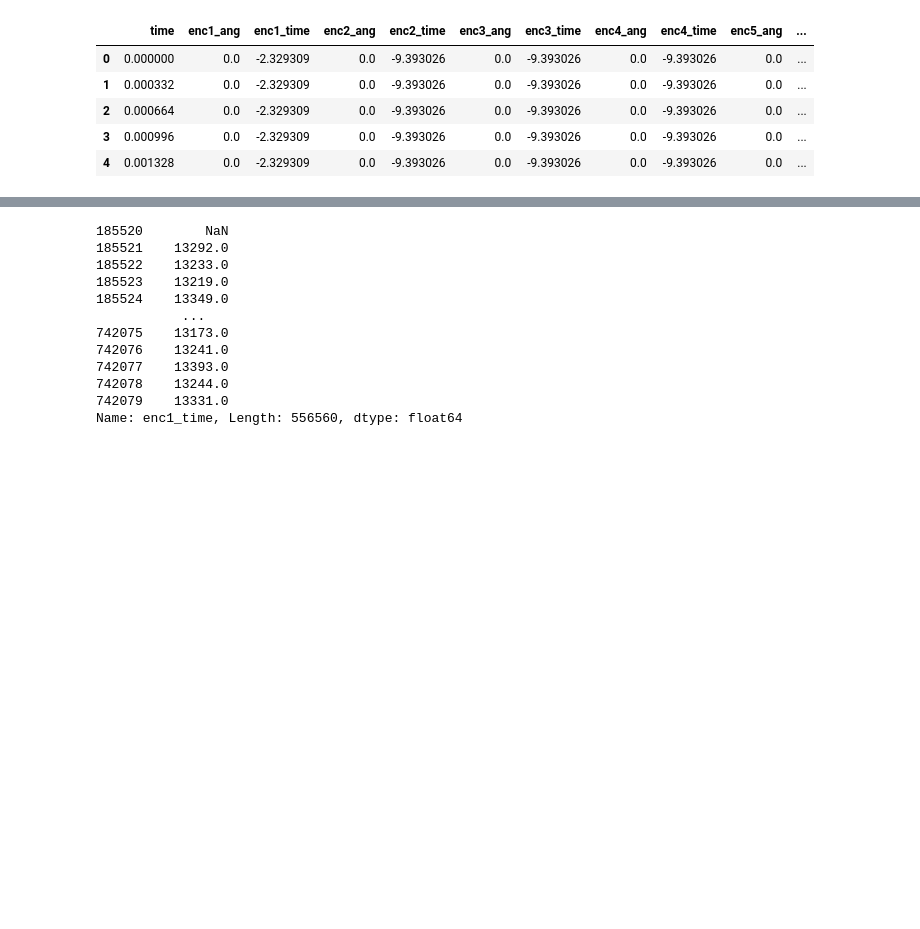
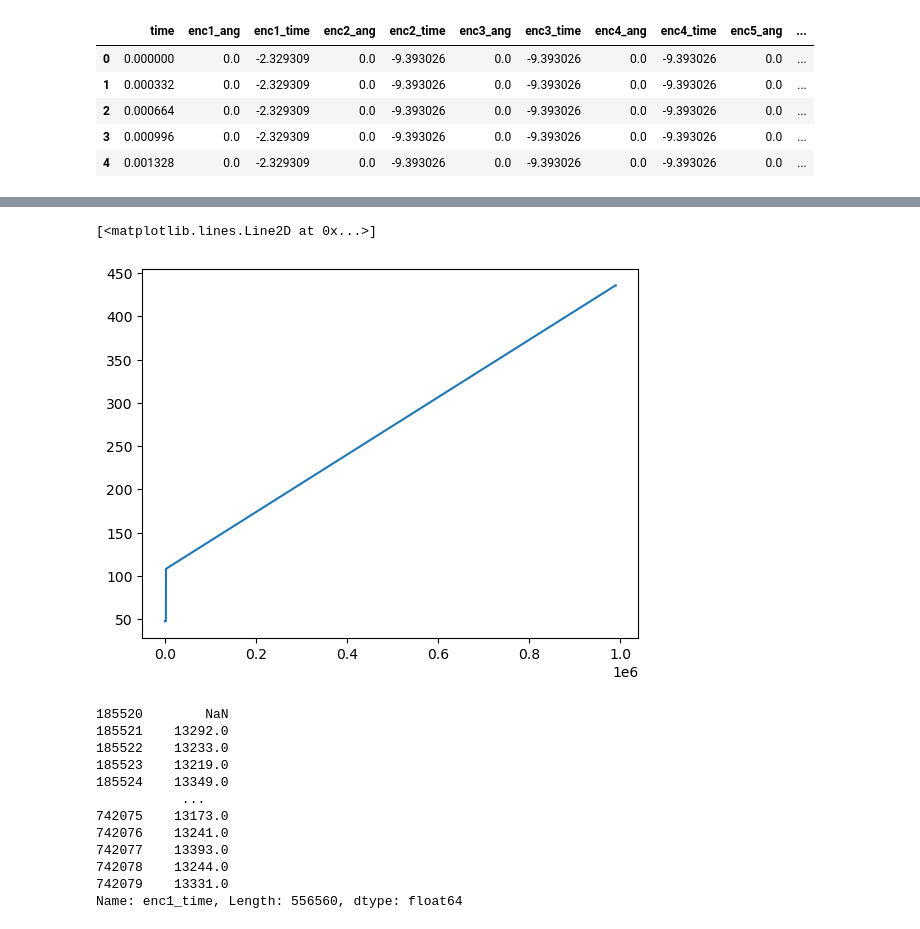
Before and after one commit to 4llu/rapid-deployment, a Jupyter notebook: src/data/data_processing_arotor_replication.ipynb, the cells around one changed output, grey strips where cells are left out. Cells and saved outputs as stored; diff of their text form; code cells hidden in the pictures; blank space fills up the shorter version.

```diff
--- a/src/data/data_processing_arotor_replication.ipynb
+++ b/src/data/data_processing_arotor_replication.ipynb
@@ -1140,3 +1226,25 @@ plt.plot(df["enc1_time"] * 1e-9)
+# %%
+pth = os.path.join(
+    raw_data_folder,
+    "ARotor_replication",
+    "Faults",
+    "GP1_mild_pitting",
+    "data_set_2",
+    "3012Hz",
+    "csv",
+    "1000rpm_CT_failure_6%_GP1_0.csv",
+)
+
+df = pd.read_csv(pth)
+df.head(5)
+plt.plot(df["enc1_time"])
+# df.iloc[int(len(df) * 0.3):].head(5)
+# df.to_feather(pth)
+
+# df["enc1"]
+# %% [output]
+[<matplotlib.lines.Line2D at 0x...>]
+[figure, added]
 # %%
 df["enc1_time"].iloc[int(0.2 * len(df)) : int(0.8 * len(df))].diff()
 # %% [output]
```
Also changed, not shown: parts of 5 cells of this notebook, 10 other files.
